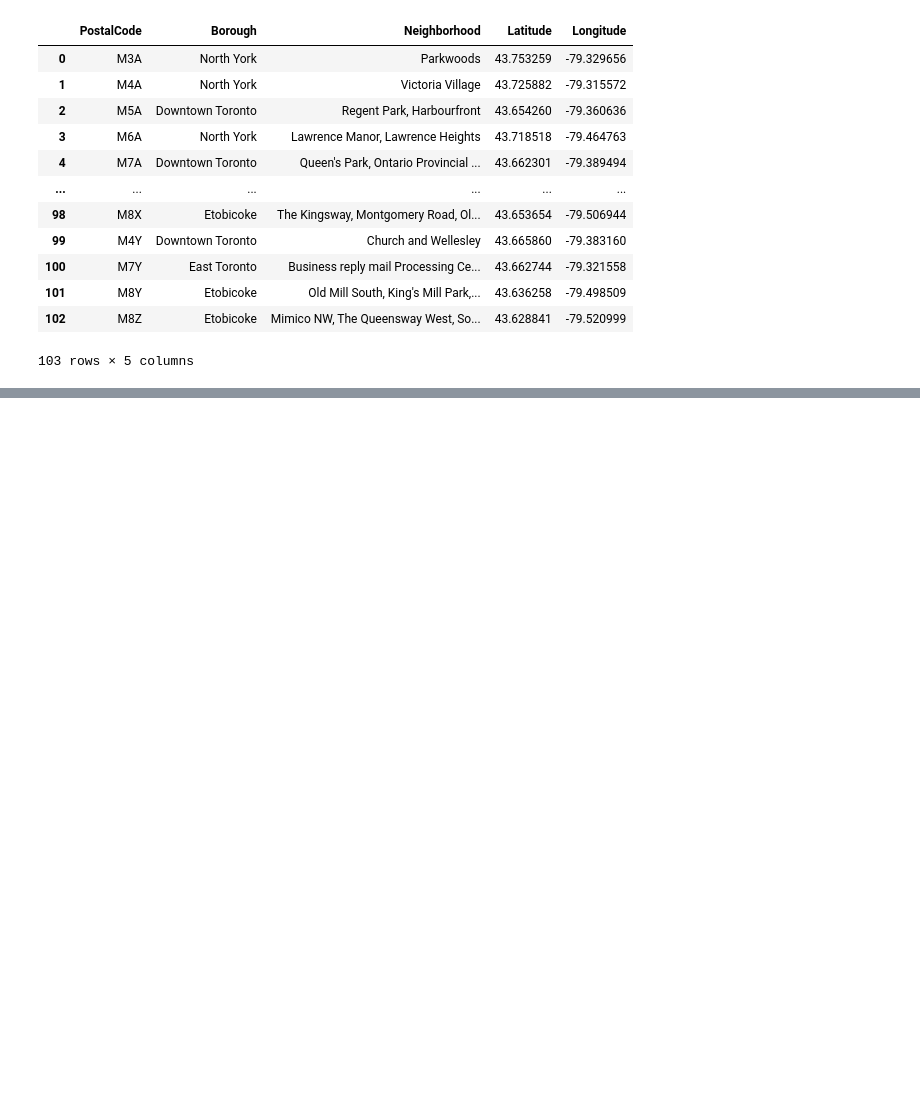
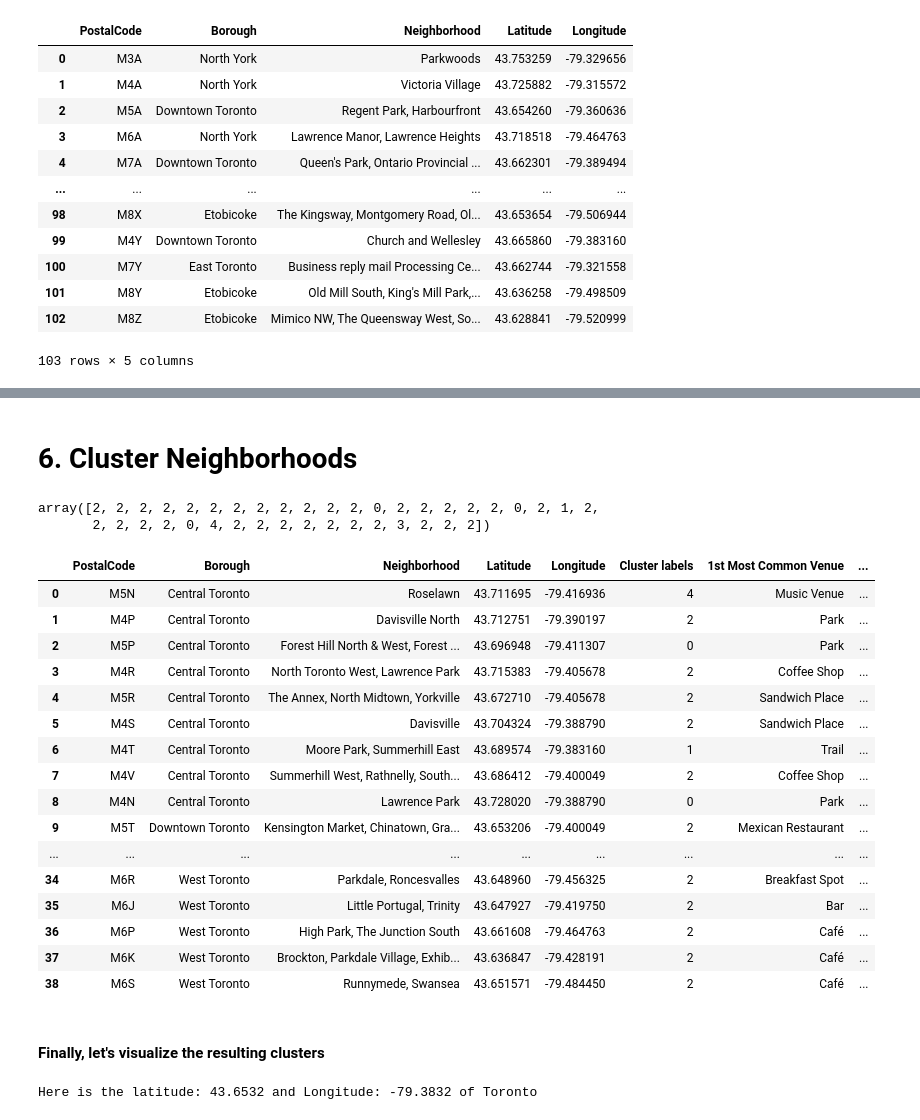
Before and after one commit to akmajith/Coursera_Capstone, a Jupyter notebook: Segmenting and Clustering Neighborhood in Toronto.ipynb, the cells around one changed output, grey strips where cells are left out. Drawn from its saved outputs; the diff is of its cells as text; code cells hidden in the pictures; blank space fills up the shorter version.

```diff
--- a/Segmenting and Clustering Neighborhood in Toronto.ipynb
+++ b/Segmenting and Clustering Neighborhood in Toronto.ipynb
@@ -179,0 +571,21 @@ final_df
+# %%
+num_top_venues = 10
+
+indicators = ['st', 'nd', 'rd']
+
+# create columns according to number of top venues
+columns = ['Neighborhood']
+for ind in np.arange(num_top_venues):
+    try:
+        columns.append('{}{} Most Common Venue'.format(ind+1, indicators[ind]))
+    except:
+        columns.append('{}th Most Common Venue'.format(ind+1))
+
+# create a new dataframe
+neighborhoods_venues_sorted = pd.DataFrame(columns=columns)
+neighborhoods_venues_sorted['Neighborhood'] = toronto_borough_grouped['venue_neighborhood']
+
+for ind in np.arange(toronto_borough_grouped.shape[0]):
+    neighborhoods_venues_sorted.iloc[ind, 1:] = return_most_common_venues(toronto_borough_grouped.iloc[ind, :], num_top_venues)
+
+neighborhoods_venues_sorted.head()
@@ -179,0 +599,51 @@ final_df
+# %% [markdown]
+# 6. Cluster Neighborhoods
+# %%
+from sklearn.cluster import KMeans
+
+kclusters = 5
+
+toronto_borough_group_clustering = toronto_borough_grouped.drop('venue_neighborhood', 1)
+
+# run k-means clustering
+kmeans = KMeans(n_clusters=kclusters, random_state=0).fit(toronto_borough_group_clustering)
+
+# check cluster labels generated for each row in the dataframe
+kmeans.labels_
+# %% [output]
+array([2, 2, 2, 2, 2, 2, 2, 2, 2, 2, 2, 2, 0, 2, 2, 2, 2, 2, 0, 2, 1, 2,
+       2, 2, 2, 2, 0, 4, 2, 2, 2, 2, 2, 2, 2, 3, 2, 2, 2])
+# %%
+#adding clustering labels
+neighborhoods_venues_sorted.insert(0, 'Cluster labels', kmeans.labels_)
+
+#new_df
+toronto_merged = toronto_borough
+# %%
+toronto_merged=pd.merge(toronto_merged, neighborhoods_venues_sorted,left_on='Neighborhood',right_on='Neighborhood')
+# %%
+toronto_merged
+# %% [output]
+|  | PostalCode | Borough | Neighborhood | Latitude | Longitude | Cluster labels | 1st Most Common Venue | ... |
+| 0 | M5N | Central Toronto | Roselawn | 43.711695 | -79.416936 | 4 | Music Venue | ... |
+| 1 | M4P | Central Toronto | Davisville North | 43.712751 | -79.390197 | 2 | Park | ... |
+| 2 | M5P | Central Toronto | Forest Hill North & West, Forest ... | 43.696948 | -79.411307 | 0 | Park | ... |
+| 3 | M4R | Central Toronto | North Toronto West, Lawrence Park | 43.715383 | -79.405678 | 2 | Coffee Shop | ... |
+| 4 | M5R | Central Toronto | The Annex, North Midtown, Yorkville | 43.672710 | -79.405678 | 2 | Sandwich Place | ... |
+| 5 | M4S | Central Toronto | Davisville | 43.704324 | -79.388790 | 2 | Sandwich Place | ... |
+| 6 | M4T | Central Toronto | Moore Park, Summerhill East | 43.689574 | -79.383160 | 1 | Trail | ... |
+| 7 | M4V | Central Toronto | Summerhill West, Rathnelly, South... | 43.686412 | -79.400049 | 2 | Coffee Shop | ... |
+| 8 | M4N | Central Toronto | Lawrence Park | 43.728020 | -79.388790 | 0 | Park | ... |
+| 9 | M5T | Downtown Toronto | Kensington Market, Chinatown, Gra... | 43.653206 | -79.400049 | 2 | Mexican Restaurant | ... |
+| ... | ... | ... | ... | ... | ... | ... | ... | ... |
+| 34 | M6R | West Toronto | Parkdale, Roncesvalles | 43.648960 | -79.456325 | 2 | Breakfast Spot | ... |
+| 35 | M6J | West Toronto | Little Portugal, Trinity | 43.647927 | -79.419750 | 2 | Bar | ... |
+| 36 | M6P | West Toronto | High Park, The Junction South | 43.661608 | -79.464763 | 2 | Café | ... |
+| 37 | M6K | West Toronto | Brockton, Parkdale Village, Exhib... | 43.636847 | -79.428191 | 2 | Café | ... |
+| 38 | M6S | West Toronto | Runnymede, Swansea | 43.651571 | -79.484450 | 2 | Café | ... |
+# %% [markdown]
+#### Finally, let's visualize the resulting clusters
+# %%
+print('Here is the latitude: {} and Longitude: {} of Toronto'.format(latitude,longitude))
+# %% [output]
+Here is the latitude: 43.6532 and Longitude: -79.3832 of Toronto
```
Also changed, not shown: parts of 44 cells of this notebook.
